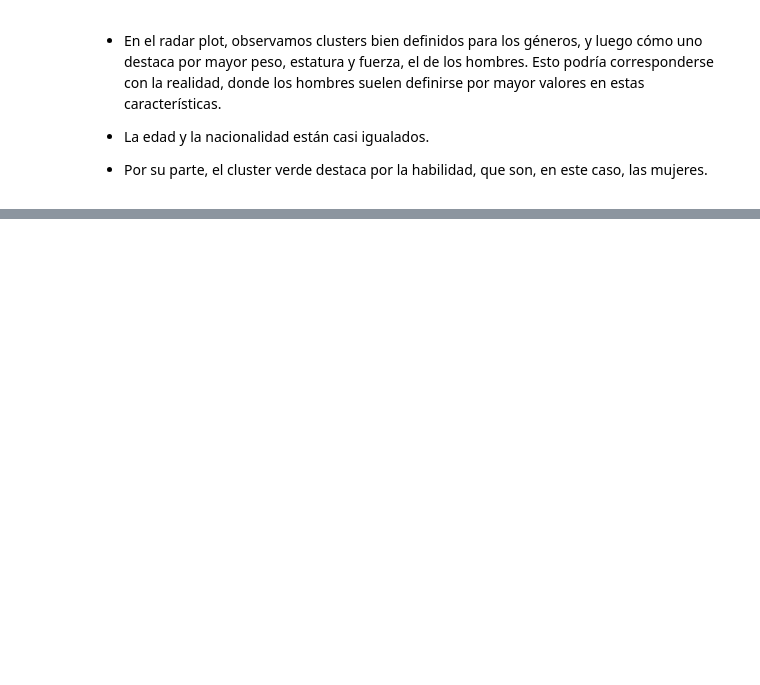
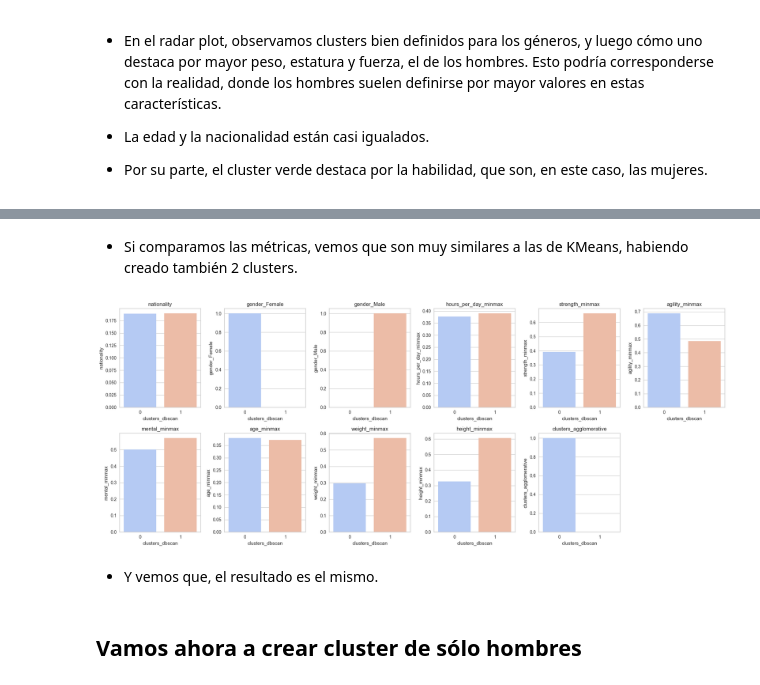
Before and after one commit to davfranco1/laboratorio-modulo9-leccion01-clustering, a Jupyter notebook: laboratorio-clustering.ipynb, the cells around one changed output, grey strips where cells are left out. Saved outputs shown, nothing was run; the diff lists cells and outputs as text; code cells hidden in the pictures; blank space fills up the shorter version.

```diff
--- a/laboratorio-clustering.ipynb
+++ b/laboratorio-clustering.ipynb
@@ -462,0 +506,3 @@ plt.show()
+# %%
+df_dbscan = clustering.modelo_dbscan(df_standard, eps_values=[1.5, 2, 2.5, 3, 5], min_samples_values=[5, 10, 15, 20])
+df_dbscan
@@ -462,0 +543,13 @@ plt.show()
+# %% [markdown]
+- Si comparamos las métricas, vemos que son muy similares a las de KMeans, habiendo creado también 2 clusters.
+# %%
+df_dbscan[['clusters_agglomerative', 'clusters_dbscan']] = df_dbscan[['clusters_agglomerative',
+       'clusters_dbscan']].astype('int')
+# %%
+clustering.plot_clusters(df_dbscan, "clusters_dbscan")
+# %% [output]
+[figure, added]
+# %% [markdown]
+- Y vemos que, el resultado es el mismo.
+# %% [markdown]
+## Vamos ahora a crear cluster de sólo hombres
```
Also changed, not shown: parts of 29 cells of this notebook, 2 other files.
